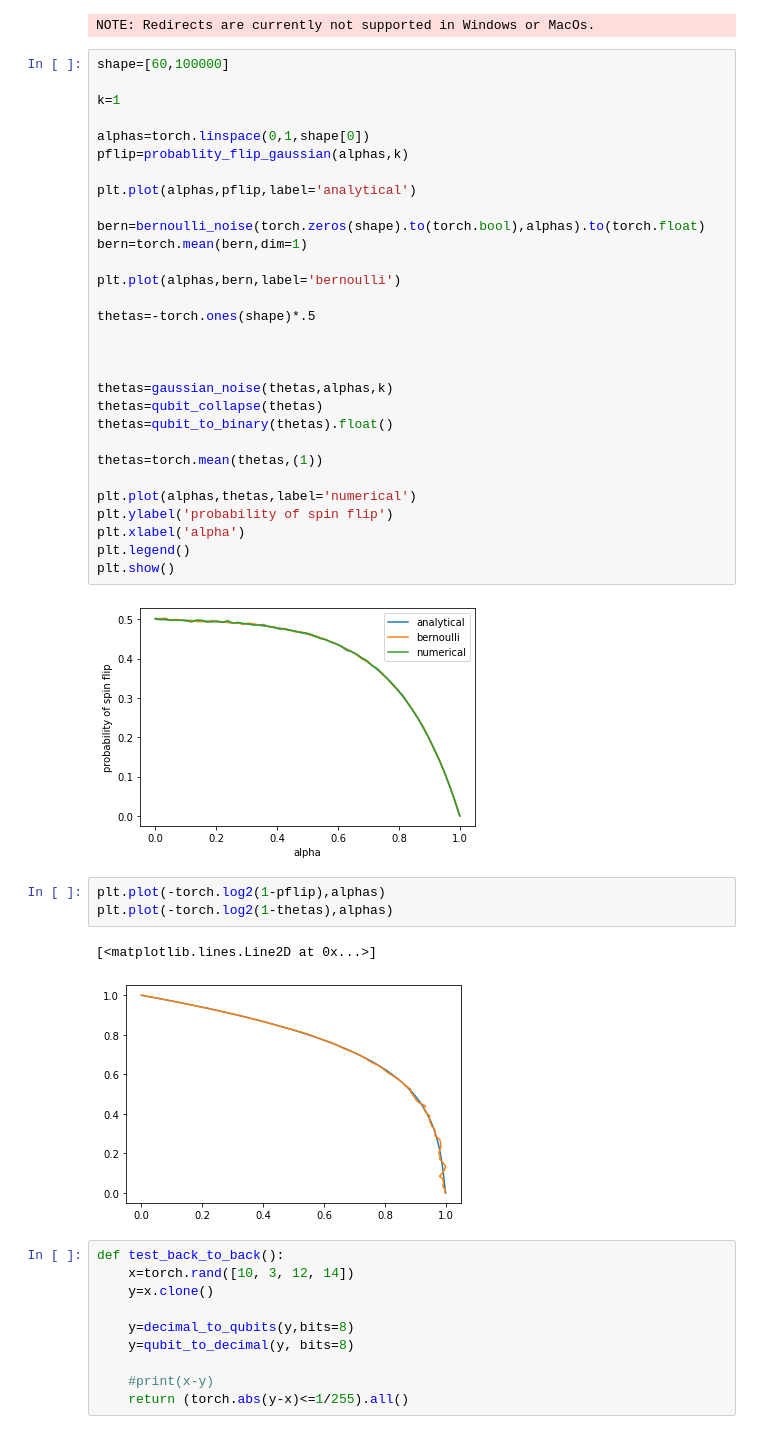
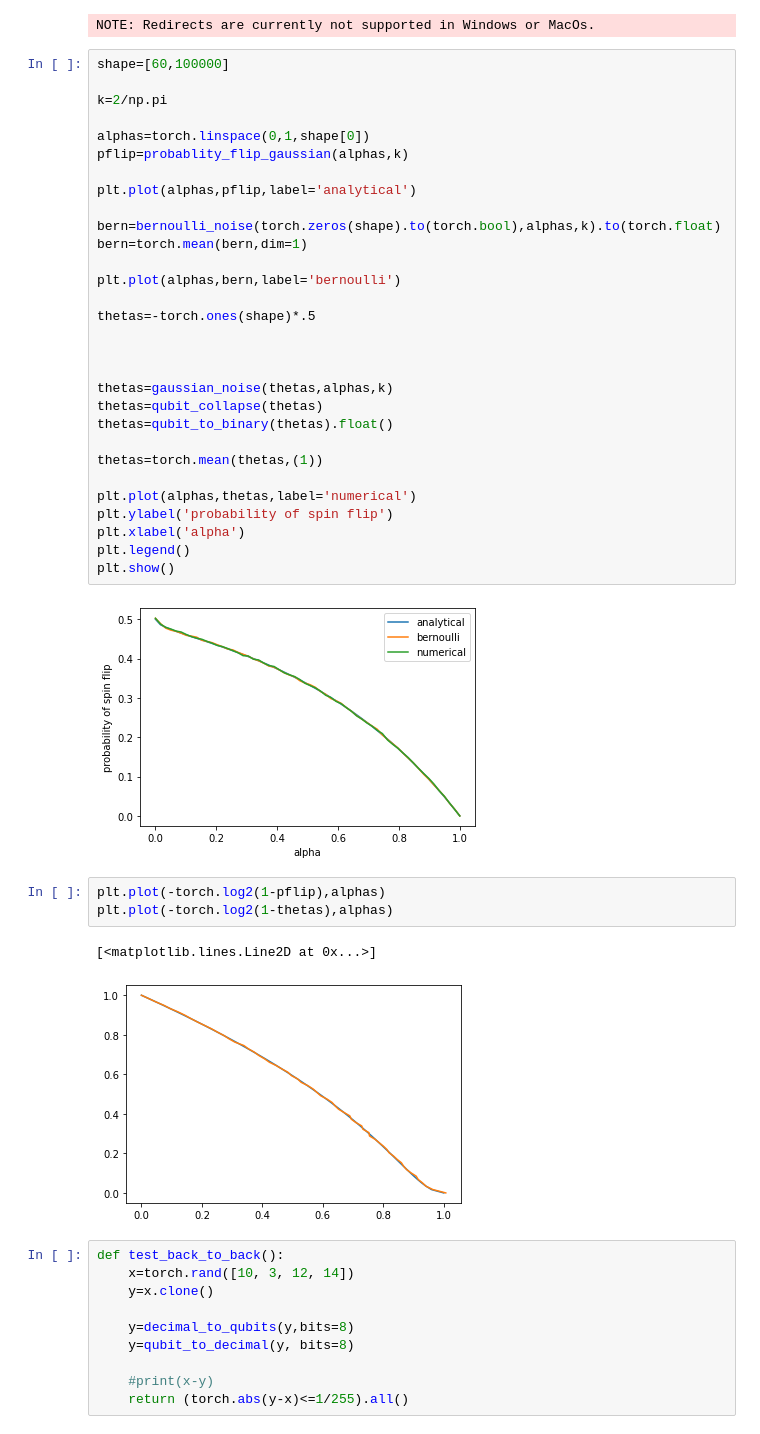
Before and after one commit to Francesco215/Quantum-diffusion, a Jupyter notebook: test_sacco.ipynb, the cells around one changed output. Drawn from its saved outputs; the diff is of its cells as text.

```diff
--- a/test_sacco.ipynb
+++ b/test_sacco.ipynb
@@ -7,41 +7,41 @@ NOTE: Redirects are currently not supported in Windows or MacOs.
 # %%
 shape=[60,100000]
 
-k=1
+k=2/np.pi
 
 alphas=torch.linspace(0,1,shape[0])
 pflip=probablity_flip_gaussian(alphas,k)
 
 plt.plot(alphas,pflip,label='analytical')
 
-bern=bernoulli_noise(torch.zeros(shape).to(torch.bool),alphas).to(torch.float)
+bern=bernoulli_noise(torch.zeros(shape).to(torch.bool),alphas,k).to(torch.float)
 bern=torch.mean(bern,dim=1)
 
 plt.plot(alphas,bern,label='bernoulli')
 
 thetas=-torch.ones(shape)*.5
 
 
 
 thetas=gaussian_noise(thetas,alphas,k)
 thetas=qubit_collapse(thetas)
 thetas=qubit_to_binary(thetas).float()
 
 thetas=torch.mean(thetas,(1))
 
 plt.plot(alphas,thetas,label='numerical')
 plt.ylabel('probability of spin flip')
 plt.xlabel('alpha')
 plt.legend()
 plt.show()
 # %% [output]
-[figure, old version]
+[figure, new version]
 # %%
 plt.plot(-torch.log2(1-pflip),alphas)
 plt.plot(-torch.log2(1-thetas),alphas)
 # %% [output]
 [<matplotlib.lines.Line2D at 0x...>]
-[figure, old version]
+[figure, new version]
 # %%
 def test_back_to_back():
     x=torch.rand([10, 3, 12, 14])
```
Also changed, not shown: parts of 3 cells of this notebook, 2 other files.
